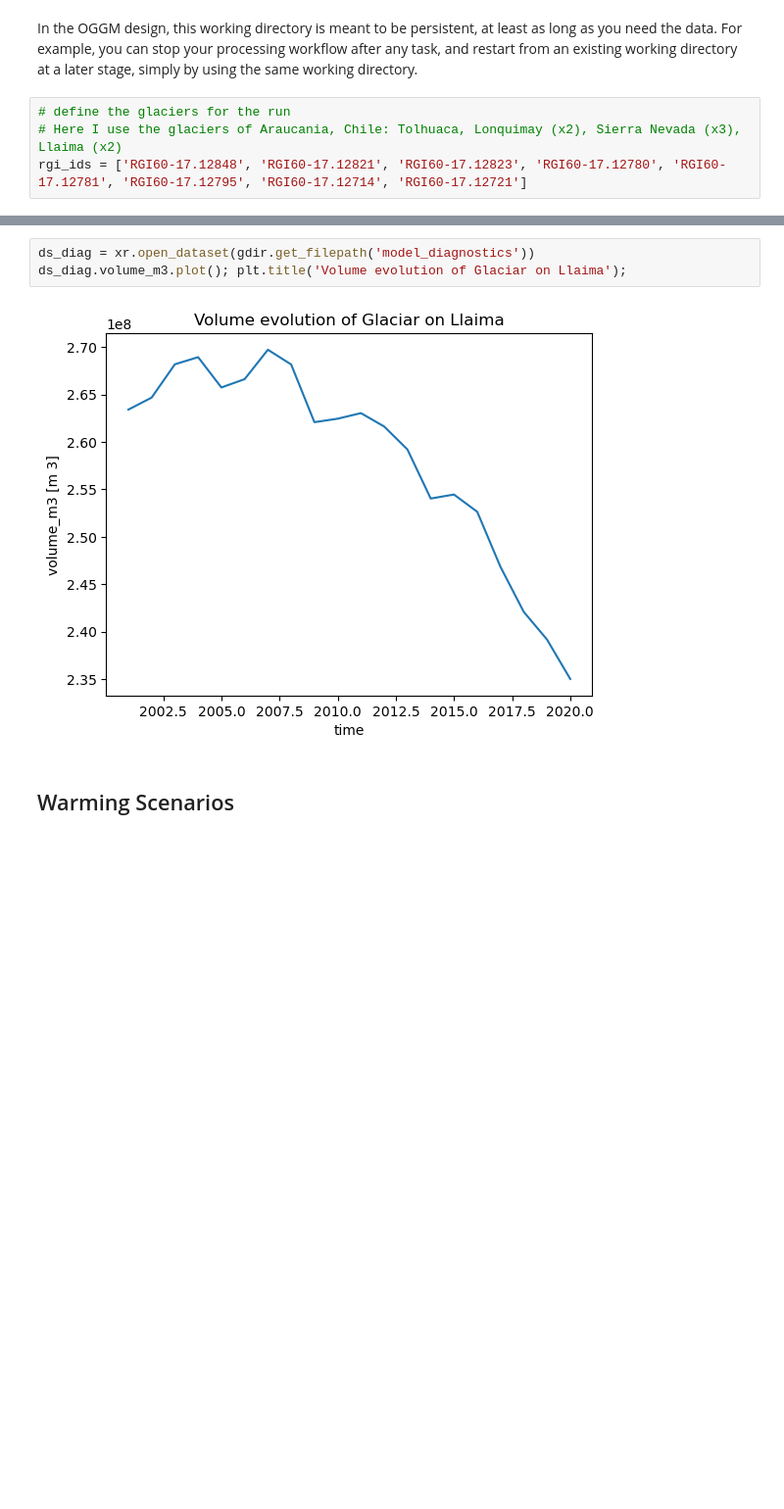
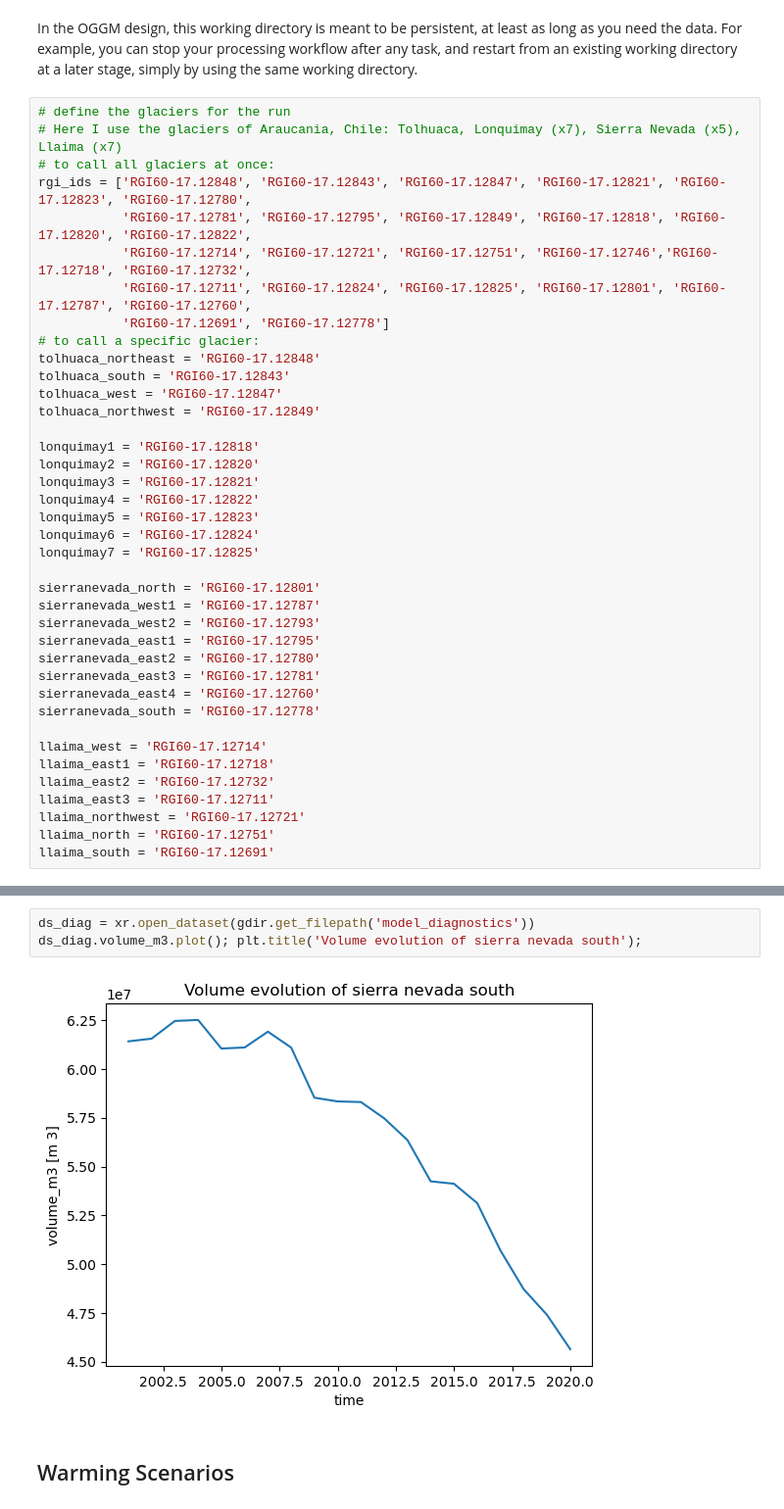
Before and after one commit to millie-spencer/oggm_redo, a Jupyter notebook: araucania_glaciers.ipynb, the cells around one changed output, grey strips where cells are left out. Shown at 98% size. Drawn from its saved outputs; the diff is of its cells as text; blank space fills up the shorter version.

Commit message:
updating to add all glaciers of interest

```diff
--- a/araucania_glaciers.ipynb
+++ b/araucania_glaciers.ipynb
@@ -51,8 +51,43 @@ cfg.PATHS['working_dir'] = utils.gettempdir(dirname='OGGM-calib-mb', reset=True)
 In the OGGM design, this working directory is meant to be persistent, at least as long as you need the data. For example, you can stop your processing workflow after any task, and restart from an existing working directory at a later stage, simply by using the same working directory.
 # %%
 # define the glaciers for the run
-# Here I use the glaciers of Araucania, Chile: Tolhuaca, Lonquimay (x2), Sierra Nevada (x3), Llaima (x2)
-rgi_ids = ['RGI60-17.12848', 'RGI60-17.12821', 'RGI60-17.12823', 'RGI60-17.12780', 'RGI60-17.12781', 'RGI60-17.12795', 'RGI60-17.12714', 'RGI60-17.12721']
+# Here I use the glaciers of Araucania, Chile: Tolhuaca, Lonquimay (x7), Sierra Nevada (x5), Llaima (x7)
+# to call all glaciers at once:
+rgi_ids = ['RGI60-17.12848', 'RGI60-17.12843', 'RGI60-17.12847', 'RGI60-17.12821', 'RGI60-17.12823', 'RGI60-17.12780',
+           'RGI60-17.12781', 'RGI60-17.12795', 'RGI60-17.12849', 'RGI60-17.12818', 'RGI60-17.12820', 'RGI60-17.12822',
+           'RGI60-17.12714', 'RGI60-17.12721', 'RGI60-17.12751', 'RGI60-17.12746','RGI60-17.12718', 'RGI60-17.12732',
+           'RGI60-17.12711', 'RGI60-17.12824', 'RGI60-17.12825', 'RGI60-17.12801', 'RGI60-17.12787', 'RGI60-17.12760',
+           'RGI60-17.12691', 'RGI60-17.12778']
+# to call a specific glacier:
+tolhuaca_northeast = 'RGI60-17.12848'
+tolhuaca_south = 'RGI60-17.12843'
+tolhuaca_west = 'RGI60-17.12847'
+tolhuaca_northwest = 'RGI60-17.12849'
+
+lonquimay1 = 'RGI60-17.12818'
+lonquimay2 = 'RGI60-17.12820'
+lonquimay3 = 'RGI60-17.12821'
+lonquimay4 = 'RGI60-17.12822'
+lonquimay5 = 'RGI60-17.12823'
+lonquimay6 = 'RGI60-17.12824'
+lonquimay7 = 'RGI60-17.12825'
+
+sierranevada_north = 'RGI60-17.12801'
+sierranevada_west1 = 'RGI60-17.12787'
+sierranevada_west2 = 'RGI60-17.12793'
+sierranevada_east1 = 'RGI60-17.12795'
+sierranevada_east2 = 'RGI60-17.12780'
+sierranevada_east3 = 'RGI60-17.12781'
+sierranevada_east4 = 'RGI60-17.12760'
+sierranevada_south = 'RGI60-17.12778'
+
+llaima_west = 'RGI60-17.12714'
+llaima_east1 = 'RGI60-17.12718'
+llaima_east2 = 'RGI60-17.12732'
+llaima_east3 = 'RGI60-17.12711'
+llaima_northwest = 'RGI60-17.12721'
+llaima_north = 'RGI60-17.12751'
+llaima_south = 'RGI60-17.12691'
 # %%
 # Let’s use OGGM to download the glacier directories for our selected glaciers:
 gdirs = workflow.init_glacier_directories(
@@ -154,8 +185,8 @@ tasks.run_from_climate_data(gdir, ye=2020);
 # %%
 ds_diag = xr.open_dataset(gdir.get_filepath('model_diagnostics'))
-ds_diag.volume_m3.plot(); plt.title('Volume evolution of Glaciar on Llaima');
+ds_diag.volume_m3.plot(); plt.title('Volume evolution of sierra nevada south');
 # %% [output]
-[figure, old version]
+[figure, new version]
 # %% [markdown]
 ## Warming Scenarios
 # %%
```
Also changed, not shown: parts of 19 cells of this notebook.
